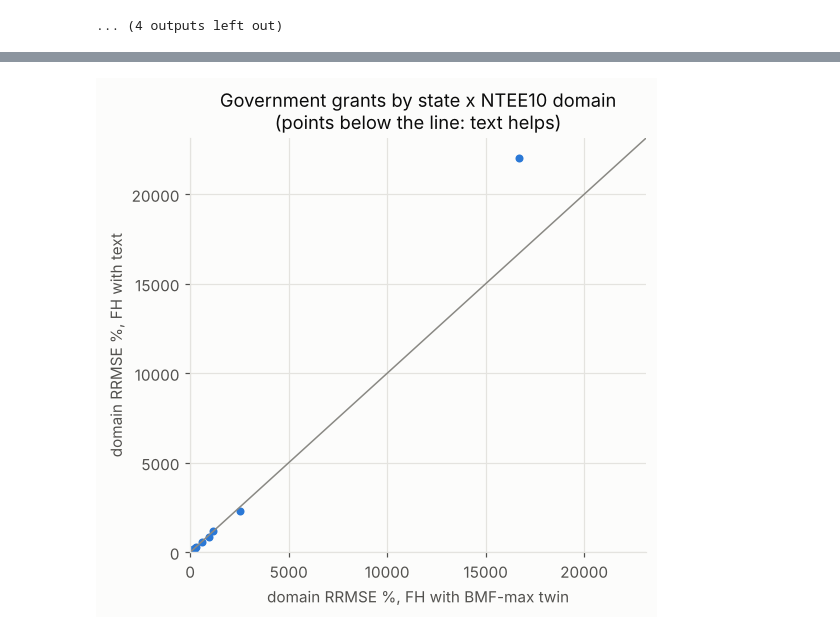
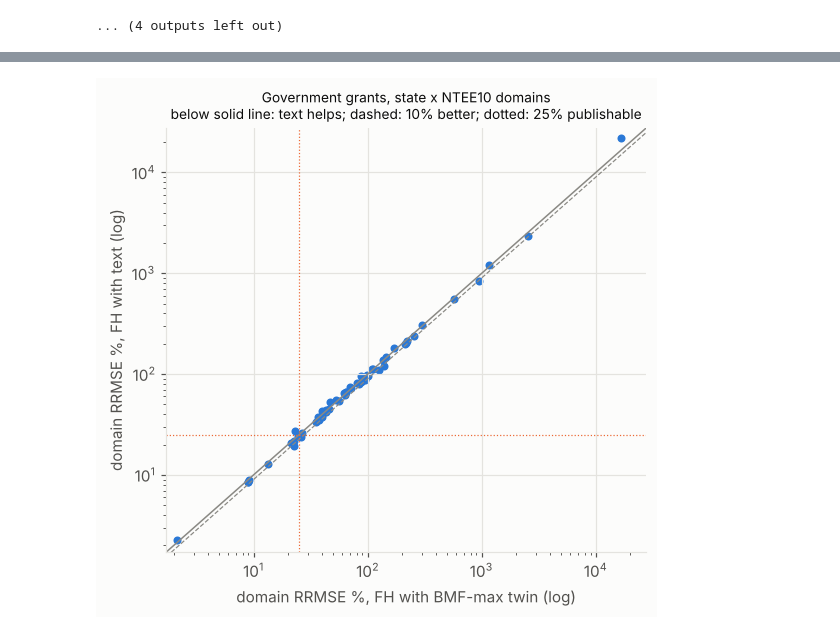
Before and after one commit to hananather/hananather, a Jupyter notebook: _research/embedding-auxiliary-variables/notebooks/04_protocol_nonresponse_and_sae.ipynb, the cells around one changed output, grey strips where cells are left out. Cells and saved outputs as stored; diff of their text form; code cells hidden in the pictures.

```diff
--- a/_research/embedding-auxiliary-variables/notebooks/04_protocol_nonresponse_and_sae.ipynb
+++ b/_research/embedding-auxiliary-variables/notebooks/04_protocol_nonresponse_and_sae.ipynb
@@ -417,13 +415,15 @@ display(s7t.round(3)); s7t.to_csv(f"{RES}/s7.csv", index=False)
 # %%
 y = "y_gov_grants"
 a = per[(per.y == y) & (per.estimator == "FH_text")].set_index("domain").rrmse_pct
 b = per[(per.y == y) & (per.estimator == "FH_twin")].set_index("domain").rrmse_pct
 fig, ax = plt.subplots(figsize=(5.2, 5))
 ax.scatter(b, a.reindex(b.index), s=18, color=plotstyle.SERIES[0])
-lim = [0, max(b.max(), a.max()) * 1.05]; ax.plot(lim, lim, color=plotstyle.NEUTRAL, lw=1)
-ax.set_xlim(lim); ax.set_ylim(lim)
-ax.set_xlabel("domain RRMSE %, FH with BMF-max twin"); ax.set_ylabel("domain RRMSE %, FH with text")
-ax.set_title("Government grants by state x NTEE10 domain\n(points below the line: text helps)")
+lim = [min(b.min(), a.min()) * 0.8, max(b.max(), a.max()) * 1.25]; ax.plot(lim, lim, color=plotstyle.NEUTRAL, lw=1)
+ax.plot(lim, [0.9 * v for v in lim], color=plotstyle.NEUTRAL, lw=0.8, ls="--")
+ax.set_xscale("log"); ax.set_yscale("log"); ax.set_xlim(lim); ax.set_ylim(lim)
+ax.axvline(25, color=plotstyle.SERIES[1], lw=0.8, ls=":"); ax.axhline(25, color=plotstyle.SERIES[1], lw=0.8, ls=":")
+ax.set_xlabel("domain RRMSE %, FH with BMF-max twin (log)"); ax.set_ylabel("domain RRMSE %, FH with text (log)")
+ax.set_title("Government grants, state x NTEE10 domains\nbelow solid line: text helps; dashed: 10% better; dotted: 25% publishable", fontsize=9)
 plt.tight_layout(); plt.savefig(f"{RES}/sae_gov_grants_domains.png", dpi=150); plt.show()
 # %% [output]
-[figure, old version]
+[figure, new version]
```
Also changed, not shown: parts of 1 cell of this notebook, 7 other files.
